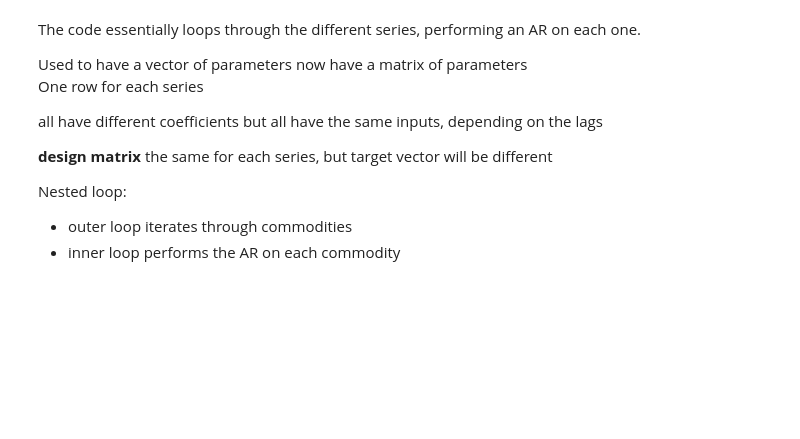
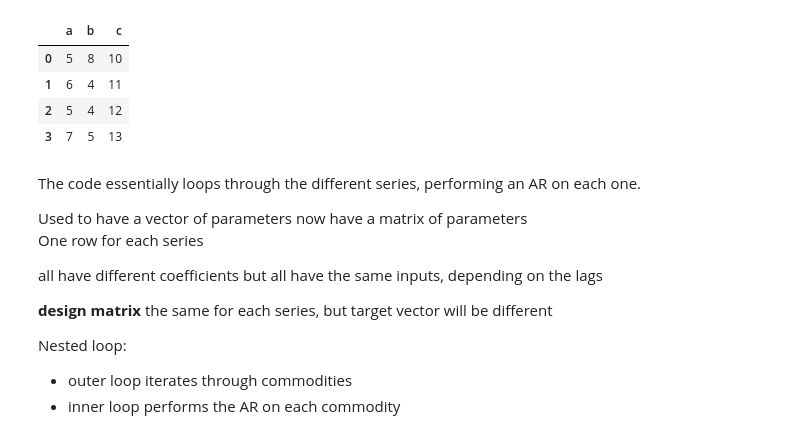
Before and after one commit to huuugh18/finmodel, a Jupyter notebook: 9 - 6 Training VAR.ipynb, the cells around one changed output. Drawn from its saved outputs; the diff is of its cells as text; code cells hidden in the pictures; blank space fills up the shorter version.

```diff
--- a/9 - 6 Training VAR.ipynb
+++ b/9 - 6 Training VAR.ipynb
@@ -10,8 +10,18 @@ def linear_regression(design_matrix, target_vector):
 # %%
 col1 = [0,1,2,3,4,5,6]
 col2 = [10,11,12,13,14,15,16]
 col3 = [20,21,22,23,24,25,26]
-test_df = pd.DataFrame({'a':col1, 'b':col2, 'c':col3})
+cola = [5,6,5,7]
+colb = [8,4,4,5]
+colc = [10,11,12,13]
+test_df = pd.DataFrame({'a':cola, 'b':colb, 'c':colc})
+test_df
+# %% [output]
+|  | a | b | c |
+| 0 | 5 | 8 | 10 |
+| 1 | 6 | 4 | 11 |
+| 2 | 5 | 4 | 12 |
+| 3 | 7 | 5 | 13 |
 # %% [markdown]
 The code essentially loops through the different series, performing an AR on each one.
 
```
Also changed, not shown: parts of 1 cell of this notebook, 8 other files.
